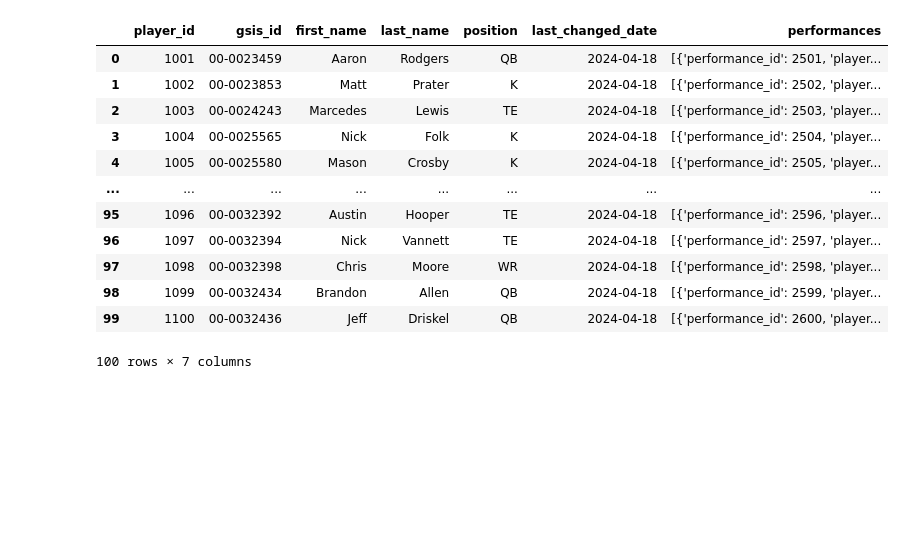
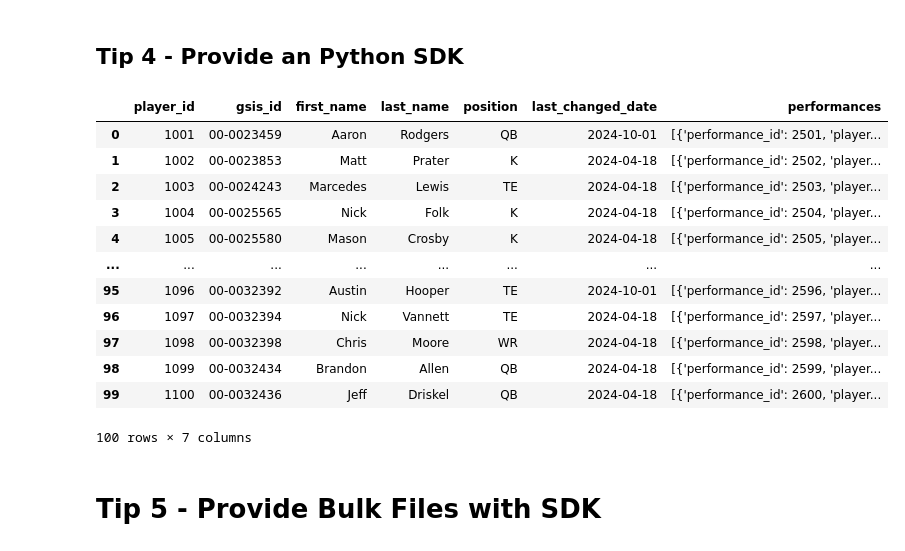
Before and after one commit to Ryandaydev/apiworld-2024-apis-data-scientists-love, a Jupyter notebook: test_sdk.ipynb, the cells around one changed output. Cells and saved outputs as stored; diff of their text form; code cells hidden in the pictures; blank space fills up the shorter version.

```diff
--- a/test_sdk.ipynb
+++ b/test_sdk.ipynb
@@ -1,28 +1,38 @@
+# %% [markdown]
+## Tip 4 - Provide an Python SDK
 # %%
-#get a list of players from the SDK
 
 from swcpy import SWCClient, SWCConfig
+import pandas as pd
+import os
 
-import pandas as pd
-config = SWCConfig(url="http://0.0.0.0:8000",backoff=False)
+api_base_url = os.getenv('API_BASE_URL')
+config = SWCConfig(url=api_base_url,backoff=False)
 client = SWCClient(config)
+
+#get all players from API
+sdk_players = client.list_players()
+
+#get all players from API
 sdk_players = client.list_players()
 
 #convert the list of players instances to dictionaries
 df = pd.DataFrame([player.model_dump() for player in sdk_players])
 display(df)
 # %% [output]
 |  | player_id | gsis_id | first_name | last_name | position | last_changed_date | performances |
-| 0 | 1001 | 00-0023459 | Aaron | Rodgers | QB | 2024-04-18 | [{'performance_id': 2501, 'player... |
+| 0 | 1001 | 00-0023459 | Aaron | Rodgers | QB | 2024-10-01 | [{'performance_id': 2501, 'player... |
 | 1 | 1002 | 00-0023853 | Matt | Prater | K | 2024-04-18 | [{'performance_id': 2502, 'player... |
 | 2 | 1003 | 00-0024243 | Marcedes | Lewis | TE | 2024-04-18 | [{'performance_id': 2503, 'player... |
 | 3 | 1004 | 00-0025565 | Nick | Folk | K | 2024-04-18 | [{'performance_id': 2504, 'player... |
 | 4 | 1005 | 00-0025580 | Mason | Crosby | K | 2024-04-18 | [{'performance_id': 2505, 'player... |
 | ... | ... | ... | ... | ... | ... | ... | ... |
-| 95 | 1096 | 00-0032392 | Austin | Hooper | TE | 2024-04-18 | [{'performance_id': 2596, 'player... |
+| 95 | 1096 | 00-0032392 | Austin | Hooper | TE | 2024-10-01 | [{'performance_id': 2596, 'player... |
 | 96 | 1097 | 00-0032394 | Nick | Vannett | TE | 2024-04-18 | [{'performance_id': 2597, 'player... |
 | 97 | 1098 | 00-0032398 | Chris | Moore | WR | 2024-04-18 | [{'performance_id': 2598, 'player... |
 | 98 | 1099 | 00-0032434 | Brandon | Allen | QB | 2024-04-18 | [{'performance_id': 2599, 'player... |
 | 99 | 1100 | 00-0032436 | Jeff | Driskel | QB | 2024-04-18 | [{'performance_id': 2600, 'player... |
 100 rows × 7 columns
+# %% [markdown]
+# Tip 5 - Provide Bulk Files with SDK
 # %%
```
Also changed, not shown: parts of 3 cells of this notebook, 1 other file.
